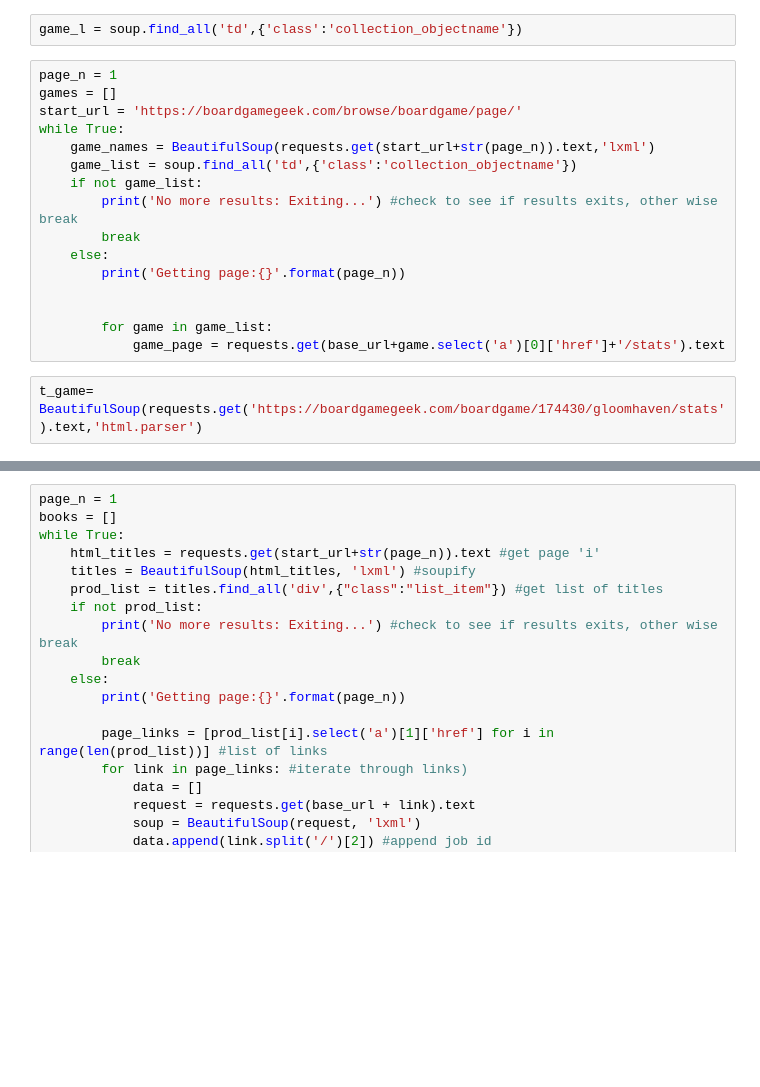
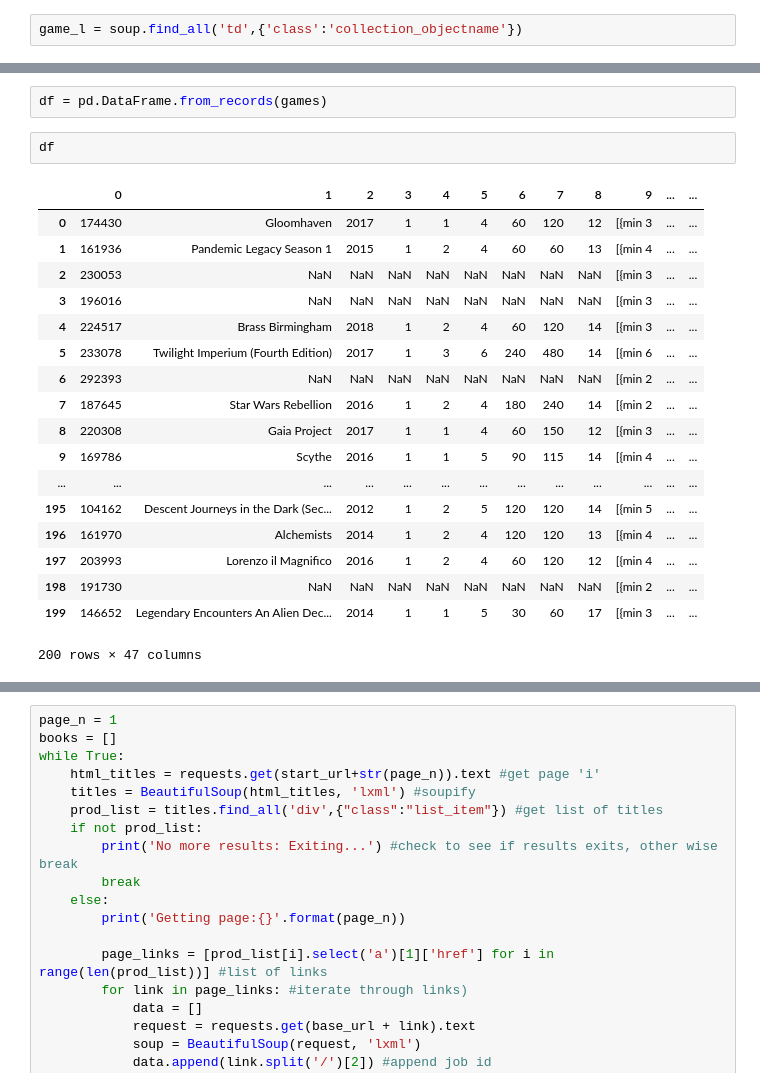
Before and after one commit to ExtraLime/boardgames, a Jupyter notebook: bgg-scrape.ipynb, the cells around one changed output, grey strips where cells are left out. Cells and saved outputs as stored; diff of their text form; blank space fills up the shorter version.

Commit message:
getting closer

```diff
--- a/bgg-scrape.ipynb
+++ b/bgg-scrape.ipynb
@@ -15,21 +15,3 @@ test = requests.get(start_url).text
 soup = BeautifulSoup(test,'lxml')
 # %%
 game_l = soup.find_all('td',{'class':'collection_objectname'})
-# %%
-page_n = 1
-games = []
-start_url = 'https://boardgamegeek.com/browse/boardgame/page/'
-while True:
-    game_names = BeautifulSoup(requests.get(start_url+str(page_n)).text,'lxml')
-    game_list = soup.find_all('td',{'class':'collection_objectname'})
-    if not game_list:
-        print('No more results: Exiting...') #check to see if results exits, other wise break
-        break
-    else:
-        print('Getting page:{}'.format(page_n))
-
-
-        for game in game_list:
-            game_page = requests.get(base_url+game.select('a')[0]['href']+'/stats').text
-# %%
-t_game= BeautifulSoup(requests.get('https://boardgamegeek.com/boardgame/174430/gloomhaven/stats').text,'html.parser')
@@ -39,0 +80,23 @@ game_l[7].select('a')[0]['href']
+# %%
+df = pd.DataFrame.from_records(games)
+# %%
+df
+# %% [output]
+|  | 0 | 1 | 2 | 3 | 4 | 5 | 6 | 7 | 8 | 9 | ... | ... |
+| 0 | 174430 | Gloomhaven | 2017 | 1 | 1 | 4 | 60 | 120 | 12 | [{min 3 | ... | ... |
+| 1 | 161936 | Pandemic Legacy Season 1 | 2015 | 1 | 2 | 4 | 60 | 60 | 13 | [{min 4 | ... | ... |
+| 2 | 230053 | NaN | NaN | NaN | NaN | NaN | NaN | NaN | NaN | [{min 3 | ... | ... |
+| 3 | 196016 | NaN | NaN | NaN | NaN | NaN | NaN | NaN | NaN | [{min 3 | ... | ... |
+| 4 | 224517 | Brass Birmingham | 2018 | 1 | 2 | 4 | 60 | 120 | 14 | [{min 3 | ... | ... |
+| 5 | 233078 | Twilight Imperium (Fourth Edition) | 2017 | 1 | 3 | 6 | 240 | 480 | 14 | [{min 6 | ... | ... |
+| 6 | 292393 | NaN | NaN | NaN | NaN | NaN | NaN | NaN | NaN | [{min 2 | ... | ... |
+| 7 | 187645 | Star Wars Rebellion | 2016 | 1 | 2 | 4 | 180 | 240 | 14 | [{min 2 | ... | ... |
+| 8 | 220308 | Gaia Project | 2017 | 1 | 1 | 4 | 60 | 150 | 12 | [{min 3 | ... | ... |
+| 9 | 169786 | Scythe | 2016 | 1 | 1 | 5 | 90 | 115 | 14 | [{min 4 | ... | ... |
+| ... | ... | ... | ... | ... | ... | ... | ... | ... | ... | ... | ... | ... |
+| 195 | 104162 | Descent Journeys in the Dark (Sec... | 2012 | 1 | 2 | 5 | 120 | 120 | 14 | [{min 5 | ... | ... |
+| 196 | 161970 | Alchemists | 2014 | 1 | 2 | 4 | 120 | 120 | 13 | [{min 4 | ... | ... |
+| 197 | 203993 | Lorenzo il Magnifico | 2016 | 1 | 2 | 4 | 60 | 120 | 12 | [{min 4 | ... | ... |
+| 198 | 191730 | NaN | NaN | NaN | NaN | NaN | NaN | NaN | NaN | [{min 2 | ... | ... |
+| 199 | 146652 | Legendary Encounters An Alien Dec... | 2014 | 1 | 1 | 5 | 30 | 60 | 17 | [{min 3 | ... | ... |
+200 rows × 47 columns
```
Also changed, not shown: parts of 19 cells of this notebook.
